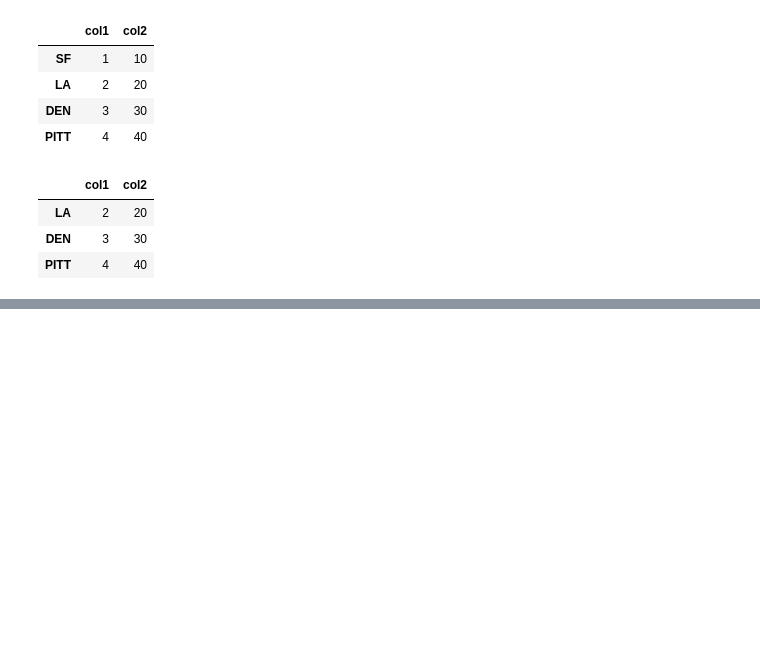
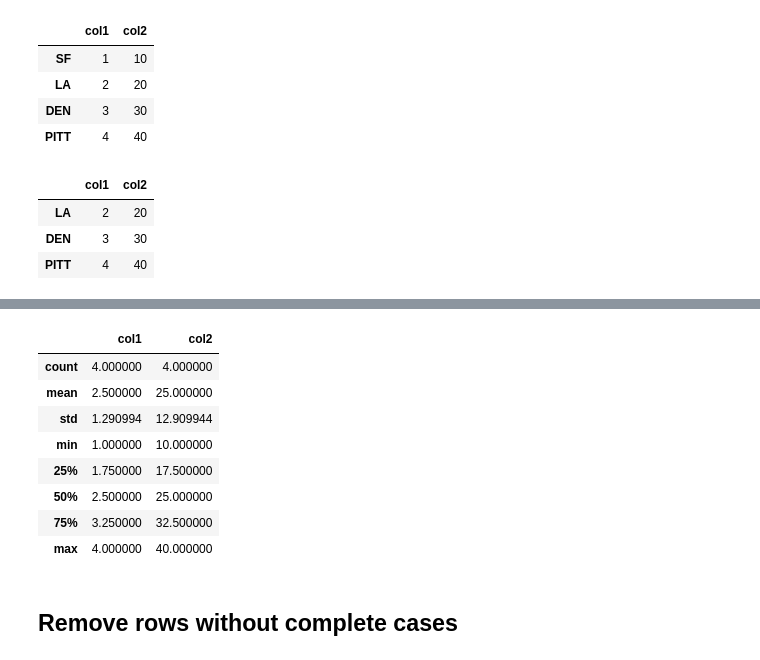
Before and after one commit to 41cells/udemy_course, a Jupyter notebook: Useful DataFrame Commands.ipynb, the cells around one changed output, grey strips where cells are left out. Drawn from its saved outputs; the diff is of its cells as text; code cells hidden in the pictures; blank space fills up the shorter version.

```diff
--- a/Useful DataFrame Commands.ipynb
+++ b/Useful DataFrame Commands.ipynb
@@ -239,0 +364,15 @@ df.drop('SF', axis=0)
+# %%
+# Calculate descriptive statistics on the dataframe
+df.describe()
+# %% [output]
+|  | col1 | col2 |
+| count | 4.000000 | 4.000000 |
+| mean | 2.500000 | 25.000000 |
+| std | 1.290994 | 12.909944 |
+| min | 1.000000 | 10.000000 |
+| 25% | 1.750000 | 17.500000 |
+| 50% | 2.500000 | 25.000000 |
+| 75% | 3.250000 | 32.500000 |
+| max | 4.000000 | 40.000000 |
+# %% [markdown]
+## Remove rows without complete cases
```
Also changed, not shown: parts of 21 cells of this notebook.
